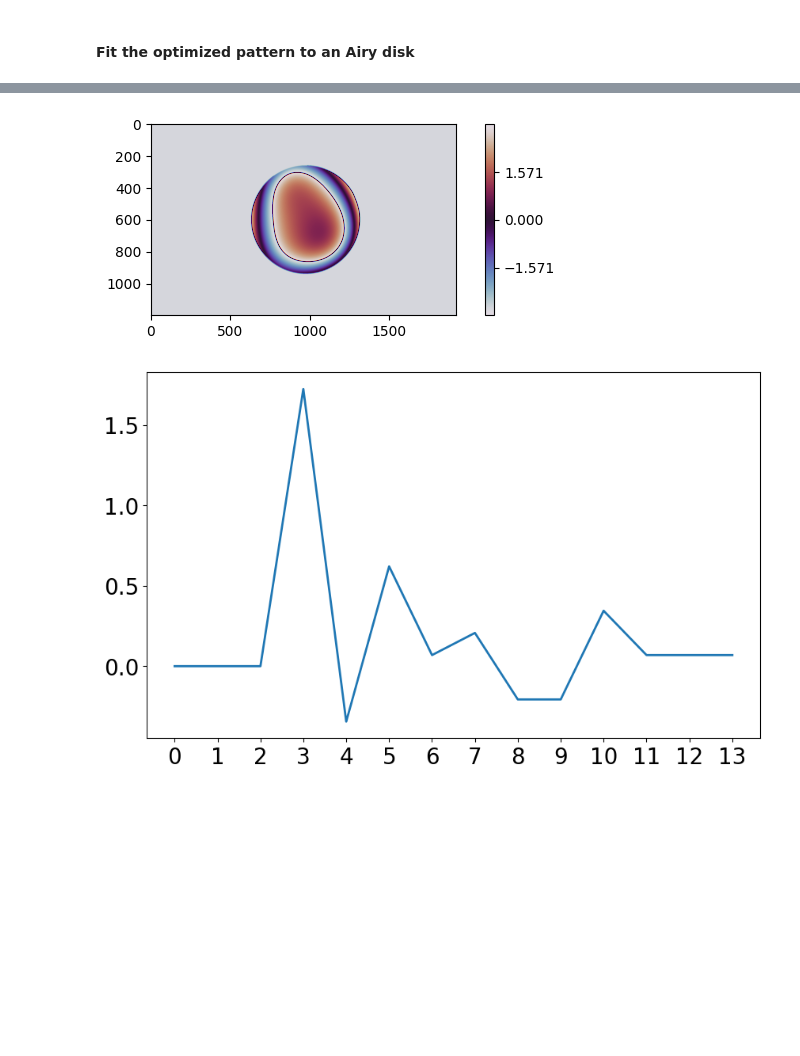
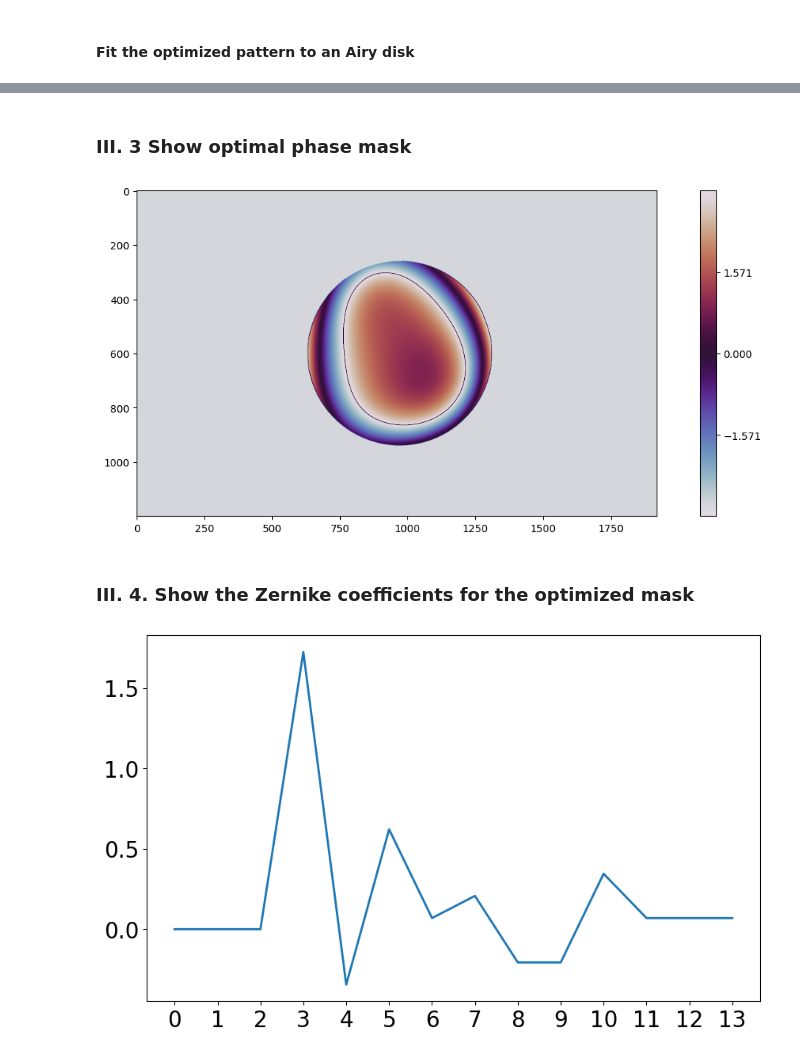
Before and after one commit to wavefrontshaping/tutorial-DMD-setup-2023, a Jupyter notebook: python/Experimental_aberration_correction.ipynb, the cells around one changed output, grey strips where cells are left out. Saved outputs shown, nothing was run; the diff lists cells and outputs as text; code cells hidden in the pictures; blank space fills up the shorter version.

```diff
--- a/python/Experimental_aberration_correction.ipynb
+++ b/python/Experimental_aberration_correction.ipynb
@@ -227,37 +171,0 @@ strehl_evol = [get_strehl(normalize(I), normalize(Iref)) for I in data['evol_coe
-# %%
-
-
-plt.figure(figsize = (12,6))
-plt.plot(strehl_evol, linewidth = 2)
-plt.xlabel(r'Zernike polynomials', fontsize = 22)
-plt.ylabel(r'Strehl ratio', fontsize = 22)
-plt.ylim([0.1, 1.])
-plt.xlim([-0.5, len(strehl_evol)])
-plt.xticks(ticks= np.arange(len(strehl_evol)), fontsize=20)
-plt.yticks(fontsize=20)
-# draw horizonta line
-# plt.hlines(0.9, -0.5, len(strehl_evol)-1, linestyle='--', color='k')
-plt.savefig('strehl_evol.svg', dpi=300, bbox_inches='tight')
-
-
-to_show = [0,2,4,6,11]
-
-
-w = 80
-plt.figure(figsize = (12,5))
-for i, ind in enumerate(to_show):
-    I = data['evol_coeff_imgs'][ind]/norm
-    A = I[int(cx-w//2):int(cx+w//2), int(cy-w//2):int(cy+w//2)]
-    # A = np.sqrt(A)
-    B  =np.log(A+1e-2)
-    plt.subplot(2,len(to_show),i+1)
-    plt.imshow(A, cmap='gray')
-    plt.title('$n_Z=$'+f'${ind}$, $s={strehl_evol[ind]:.2f}$', fontsize = 18)
-    plt.axis('off')
-
-    plt.subplot(2,len(to_show),len(to_show)+i+1)
-    plt.imshow(B, cmap='gray')
-    plt.axis('off')
-
-plt.tight_layout()
-plt.savefig('psf_evol.svg', dpi=300)
@@ -267,15 +172,19 @@ plt.savefig('psf_evol.svg', dpi=300)
+# %% [markdown]
+### III. 3 Show optimal phase mask
 # %%
 shift_angle = lambda A, phi: np.angle(np.exp(1j*(np.angle(A)+phi)))
 phase_corr = data['correction_complex_mask']
-plt.figure(figsize = (6,2.5))
+plt.figure(figsize = (12,5))
 plt.imshow(shift_angle(phase_corr, np.pi*1.07), cmap = 'twilight', interpolation = 'gaussian')
 # change ticks and labels of colorbar
 plt.colorbar(ticks=[-np.pi, -np.pi/2, 0, np.pi/2, np.pi])
 # plt.clim(-np.pi+0.01, np.pi-0.01)
 plt.tight_layout()
 plt.savefig('phase_mask.svg', dpi=300)
 # %% [output]
-[figure, old version]
+[figure, new version]
+# %% [markdown]
+### III. 4. Show the Zernike coefficients for the optimized mask
 # %%
 z_coeff = data['zernike_coefficients']
 
```
Also changed, not shown: parts of 21 cells of this notebook.
